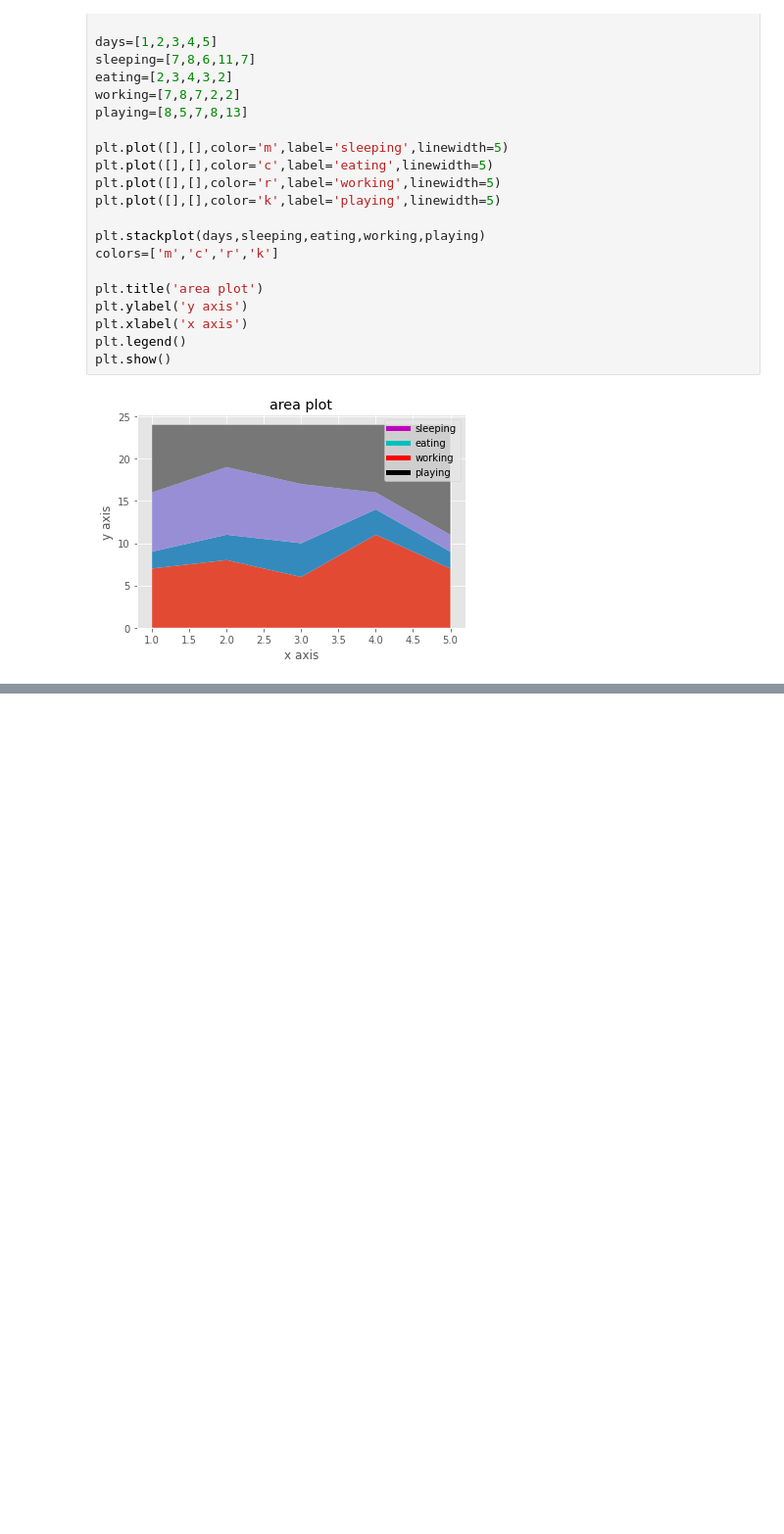
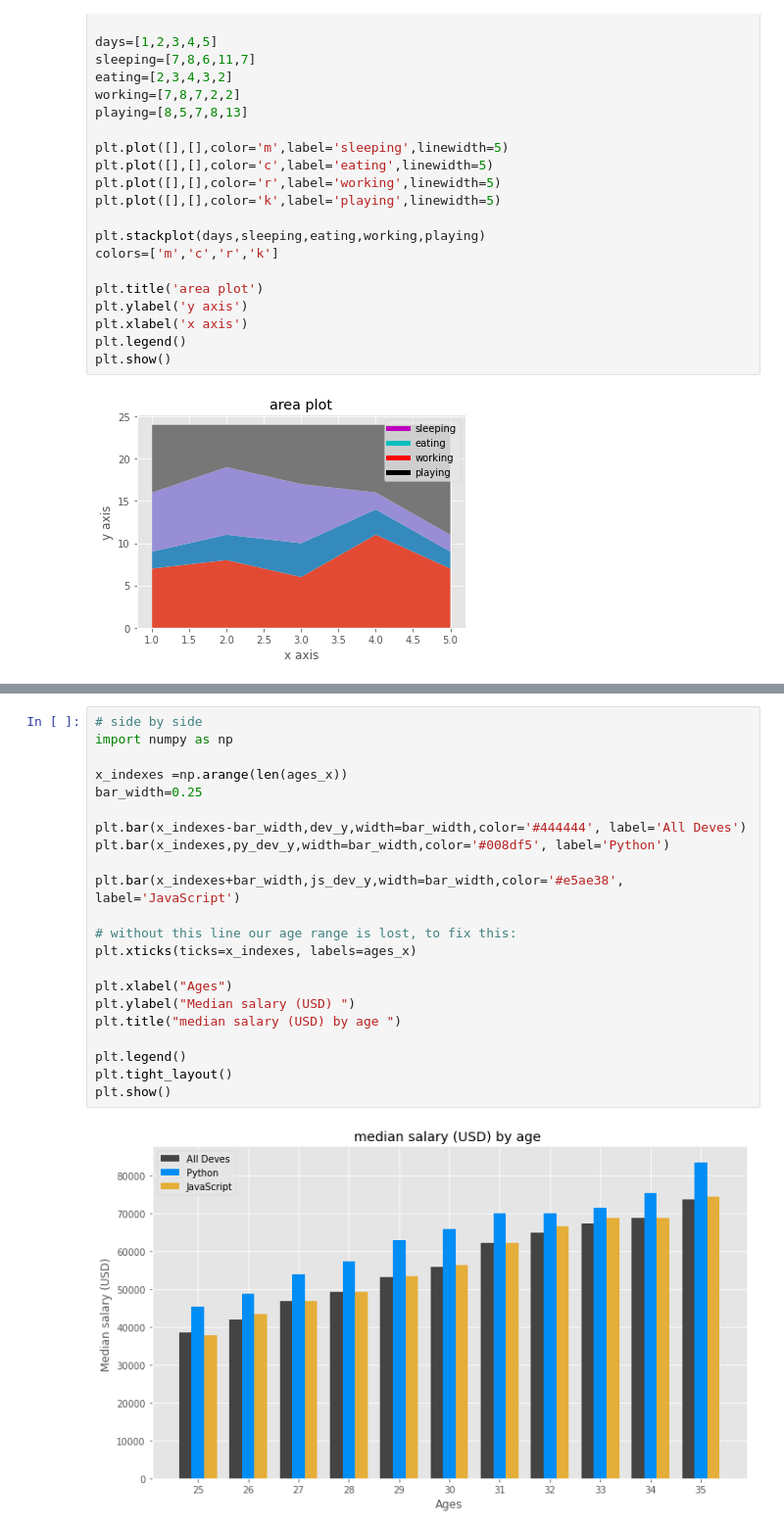
Before and after one commit to farhanasajeer/Python-programs, a Jupyter notebook: matplotlib.ipynb, the cells around one changed output, grey strips where cells are left out. Shown at 98% size. Saved outputs shown, nothing was run; the diff lists cells and outputs as text; blank space fills up the shorter version.

```diff
--- a/matplotlib.ipynb
+++ b/matplotlib.ipynb
@@ -113,0 +211,24 @@ plt.show()
+# %%
+# side by side
+import numpy as np
+
+x_indexes =np.arange(len(ages_x))
+bar_width=0.25
+
+plt.bar(x_indexes-bar_width,dev_y,width=bar_width,color='#444444', label='All Deves')
+plt.bar(x_indexes,py_dev_y,width=bar_width,color='#008df5', label='Python')
+
+plt.bar(x_indexes+bar_width,js_dev_y,width=bar_width,color='#e5ae38', label='JavaScript')
+
+# without this line our age range is lost, to fix this:
+plt.xticks(ticks=x_indexes, labels=ages_x)
+
+plt.xlabel("Ages")
+plt.ylabel("Median salary (USD) ")
+plt.title("median salary (USD) by age ")
+
+plt.legend()
+plt.tight_layout()
+plt.show()
+# %% [output]
+[figure, added]
```
Also changed, not shown: parts of 8 cells of this notebook.
